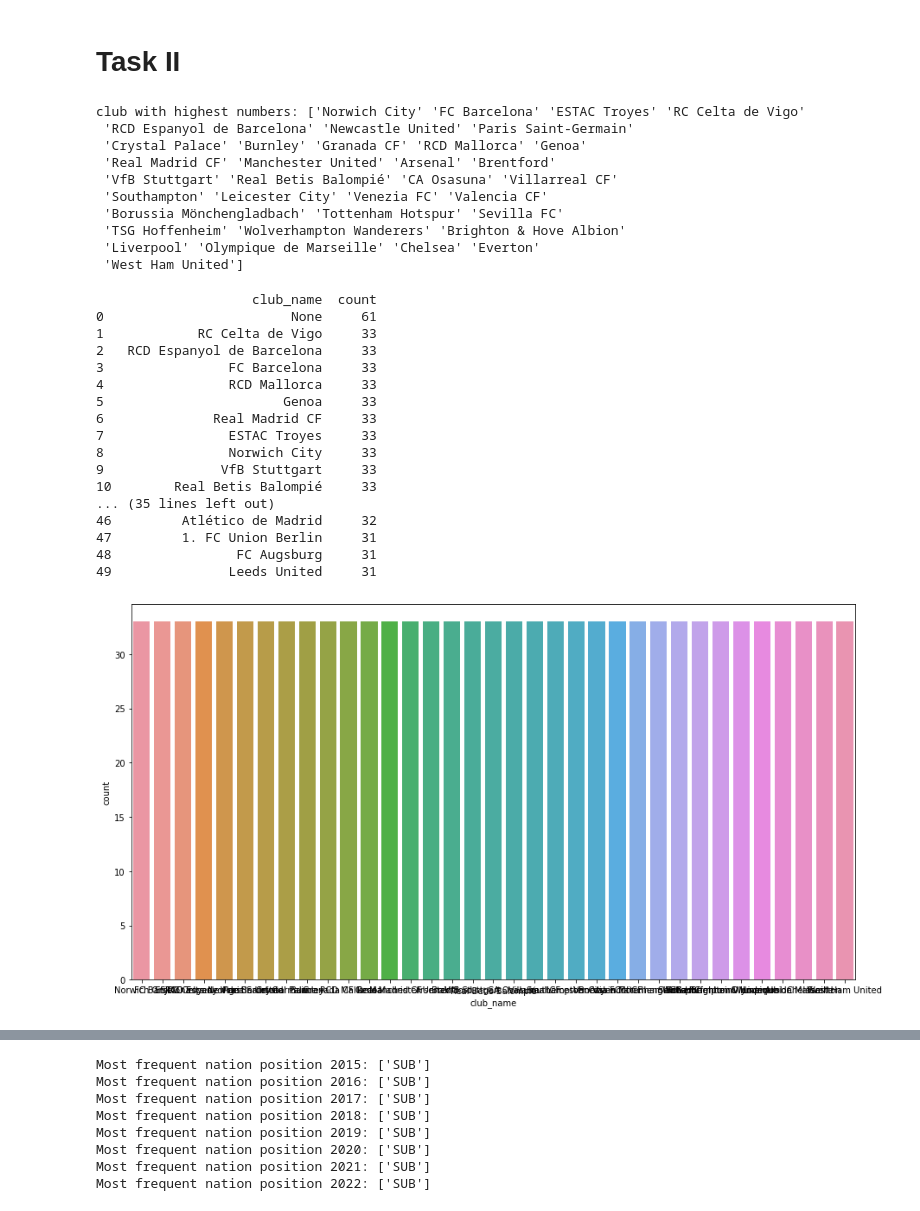
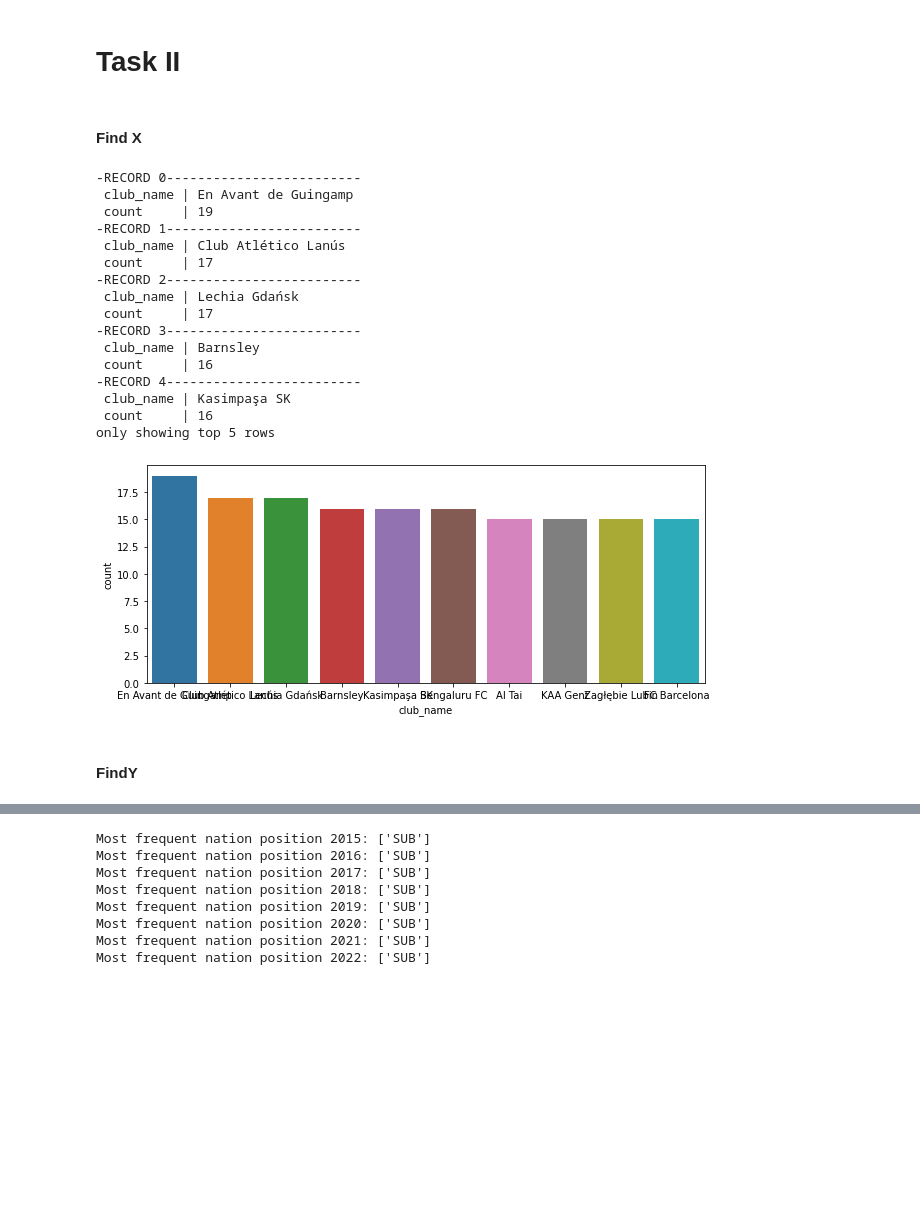
Before and after one commit to ML-Systems-and-Toolchains-Fall-22/course-project-option-1-Chen-zzzzzz, a Jupyter notebook: local/Project-1_local.ipynb, the cells around one changed output, grey strips where cells are left out. Cells and saved outputs as stored; diff of their text form; code cells hidden in the pictures; blank space fills up the shorter version.

```diff
--- a/local/Project-1_local.ipynb
+++ b/local/Project-1_local.ipynb
@@ -68,13 +68,11 @@ data = data.union(players_20)
 data = data.union(players_21)
 data = data.union(players_22)
 # %%
-#ingest the dataset into postgres
-
 db_properties={}
 #update your db username
 db_properties['username']="postgres"
 #update your db password
-db_properties['password']="20000823"
+db_properties['password']="psql"
 #make sure you got the right port number here
 db_properties['url']= "jdbc:postgresql://localhost:5432/postgres"
 #make sure you had the Postgres JAR file in the right location
@@ -142,54 +139,51 @@ data_read.show(1, vertical=True)
 only showing top 1 row
 # %% [markdown]
 # Task II
+# %% [markdown]
+#### Find X
 # %%
 #In order to find the club with highest numbers of players
 #use where to find the data in 2022
+#use .agg to Compute aggregates when(data_read["club_contract_valid_until"]=='2023' and returns the result as a DataFrame
 #group the data by club name and sort them by the count of data
-highest_number_club = data_read.where(data_read['Year']=='2022').groupBy("club_name").count().sort("count",ascending=False).limit(36).where(data_read['club_name']!='None').toPandas()
-print("club with highest numbers:",highest_number_club['club_name'].values)
+from pyspark.sql import functions as F
+def findX(x):
+    SORT_club = data_read.where(data_read['Year']=='2022').groupBy("club_name")
+    highest_number_club = SORT_club.agg(F.count(F.when(data_read["club_contract_valid_until"]=='2023', "club_name")).alias("count")).sort("count",ascending=False).where(data_read['club_name']!='None')
+    highest_number_club.show(x,vertical = True)
+findX(5)
 # %% [output]
-club with highest numbers: ['Norwich City' 'FC Barcelona' 'ESTAC Troyes' 'RC Celta de Vigo'
- 'RCD Espanyol de Barcelona' 'Newcastle United' 'Paris Saint-Germain'
- 'Crystal Palace' 'Burnley' 'Granada CF' 'RCD Mallorca' 'Genoa'
- 'Real Madrid CF' 'Manchester United' 'Arsenal' 'Brentford'
- 'VfB Stuttgart' 'Real Betis Balompié' 'CA Osasuna' 'Villarreal CF'
- 'Southampton' 'Leicester City' 'Venezia FC' 'Valencia CF'
- 'Borussia Mönchengladbach' 'Tottenham Hotspur' 'Sevilla FC'
- 'TSG Hoffenheim' 'Wolverhampton Wanderers' 'Brighton & Hove Albion'
- 'Liverpool' 'Olympique de Marseille' 'Chelsea' 'Everton'
- 'West Ham United']
+-RECORD 0-------------------------
+ club_name | En Avant de Guingamp
+ count     | 19
+-RECORD 1-------------------------
+ club_name | Club Atlético Lanús
+ count     | 17
+-RECORD 2-------------------------
+ club_name | Lechia Gdańsk
+ count     | 17
+-RECORD 3-------------------------
+ club_name | Barnsley
+ count     | 16
+-RECORD 4-------------------------
+ club_name | Kasimpaşa SK
+ count     | 16
+only showing top 5 rows
 # %%
-# this kernel shows the detailed number of players in each club and we can have the highest number from this.
 # we drew the barplot of the count to give a direct interpretation
 import seaborn as sns
 from IPython import display
 import matplotlib.pyplot as plt
 
-top_50_highest_number_club = data_read.where(data_read['Year']=='2022').groupBy("club_name").count().sort("count",ascending=False).limit(50).toPandas()
-print(top_50_highest_number_club)
-plt.figure( figsize = ( 15, 8 ) )
-sns.barplot( x="club_name", y="count", data=highest_number_club)
+SORT_club = data_read.where(data_read['Year']=='2022').groupBy("club_name")
+highest_number_club = SORT_club.agg(F.count(F.when(data_read["club_contract_valid_until"]=='2023', "club_name")).alias("count")).sort("count",ascending=False).where(data_read['club_name']!='None').toPandas()
+plt.figure( figsize = ( 10, 4 ) )
+sns.barplot( x="club_name", y="count", data=highest_number_club[:10])
 plt.show()
 # %% [output]
-                    club_name  count
-0                        None     61
-1            RC Celta de Vigo     33
-2   RCD Espanyol de Barcelona     33
-3                FC Barcelona     33
-4                RCD Mallorca     33
-5                       Genoa     33
-6              Real Madrid CF     33
-7                ESTAC Troyes     33
-8                Norwich City     33
-9               VfB Stuttgart     33
-10        Real Betis Balompié     33
-... (35 lines left out)
-46         Atlético de Madrid     32
-47         1. FC Union Berlin     31
-48                FC Augsburg     31
-49               Leeds United     31
-[figure, old version]
+[figure, new version]
+# %% [markdown]
+#### FindY
 # %%
 # the number of players older than 27 years oldfor each club
 # we used where to find the players who are older than 27 and group the data by club_name, then we sort the data
```
Also changed, not shown: parts of 14 cells of this notebook, 9 other files.
